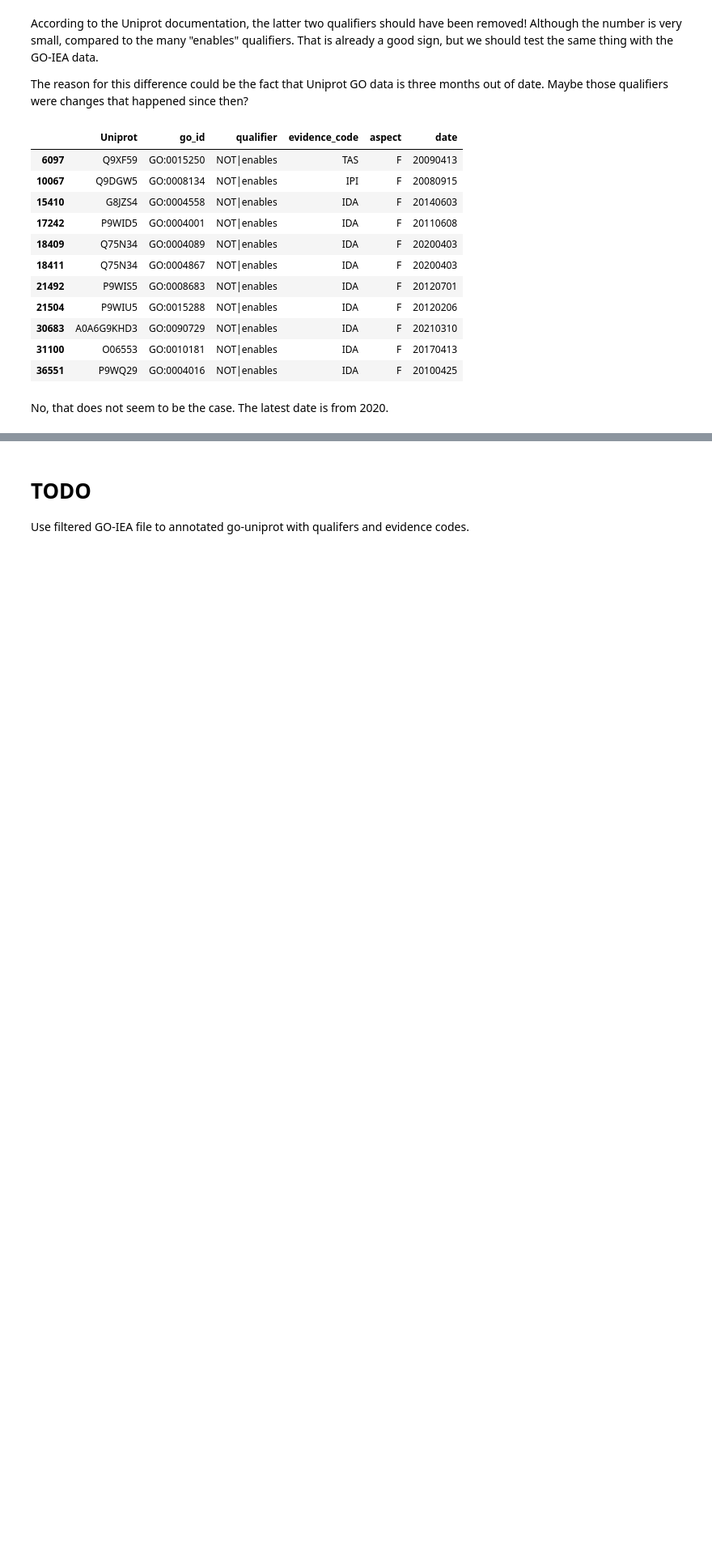
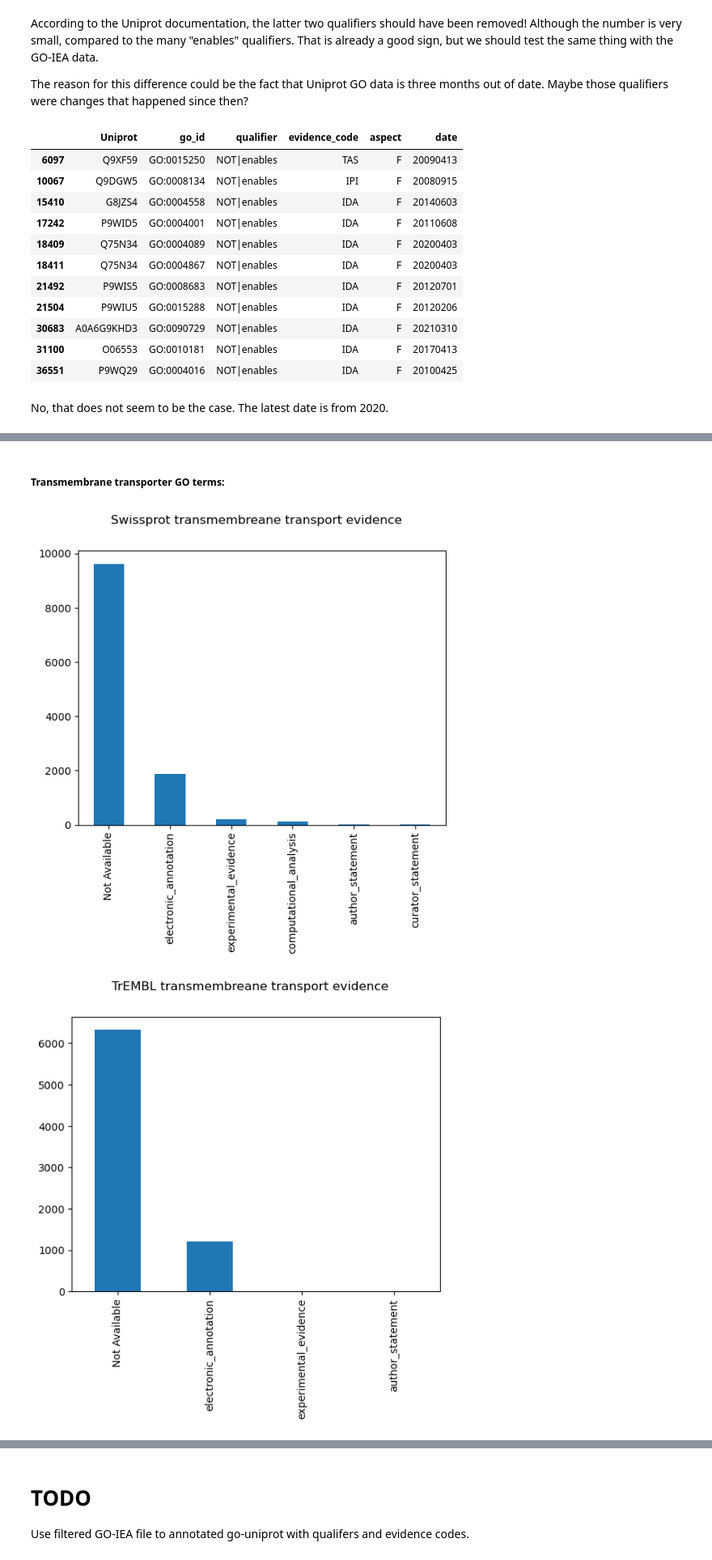
Before and after one commit to adenger/subpred4, a Jupyter notebook: notebooks/trembl_analysis.ipynb, the cells around one changed output, grey strips where cells are left out. Shown at 81% size. Saved outputs shown, nothing was run; the diff lists cells and outputs as text; code cells hidden in the pictures; blank space fills up the shorter version.

```diff
--- a/notebooks/trembl_analysis.ipynb
+++ b/notebooks/trembl_analysis.ipynb
@@ -492,0 +619,18 @@ No, that does not seem to be the case. The latest date is from 2020.
+# %% [markdown]
+##### Transmembrane transporter GO terms:
+# %%
+df_merged_iea[
+    df_merged_iea.reviewed
+    & df_merged_iea.go_id.isin(transmembrane_transport_descendants)
+].evidence_description.value_counts().plot.bar()
+plt.suptitle("Swissprot transmembreane transport evidence")
+plt.show()
+df_merged_iea[
+    ~df_merged_iea.reviewed
+    & df_merged_iea.go_id.isin(transmembrane_transport_descendants)
+].evidence_description.value_counts().plot.bar()
+plt.suptitle("TrEMBL transmembreane transport evidence")
+plt.show()
+# %% [output]
+[figure, added]
+[figure, added]
```
Also changed, not shown: parts of 25 cells of this notebook, 1 other file.
